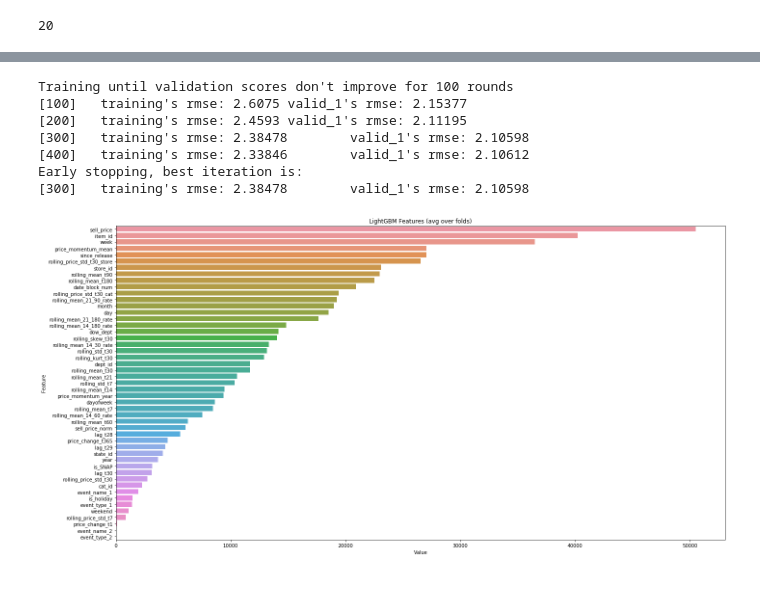
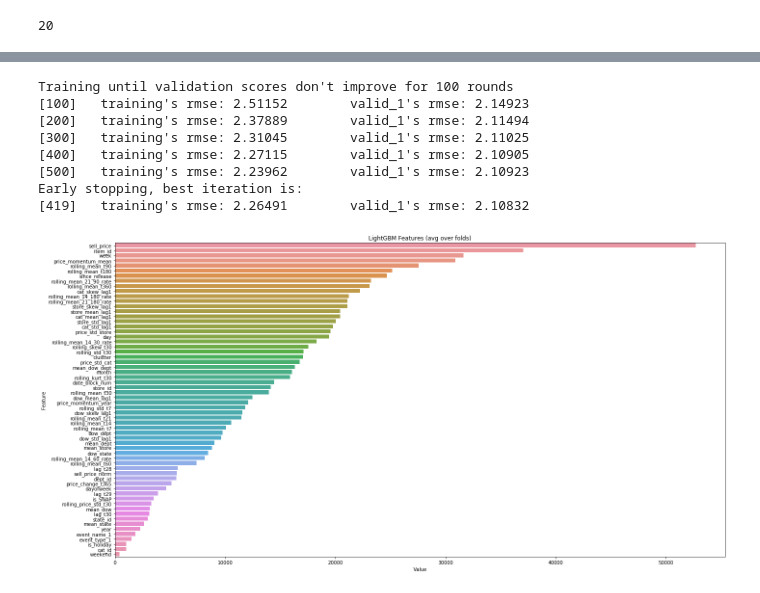
Before and after one commit to YutoShibata07/M5_accuracy, a Jupyter notebook: protos/proto_prediction.ipynb, the cells around one changed output, grey strips where cells are left out. Cells and saved outputs as stored; diff of their text form; code cells hidden in the pictures.

```diff
--- a/protos/proto_prediction.ipynb
+++ b/protos/proto_prediction.ipynb
@@ -426,0 +554,3 @@ data.head(6)
+# %%
+for col in agg_cols:
+    features.append('clustter_{}_lag1'.format(col))
@@ -426,0 +619,3 @@ data.head(6)
+# %%
+data = data[data.date_block_num > 32]
+data = reduce_mem_usage(data)
@@ -474,3 +698,6 @@ gc.collect()
+# %%
+features = [col for col in features if 'clustter' not in col]
+features.append('clustter')
 # %%
 data_columns = [col for col in features if "demand" not in col]
 
@@ -519,9 +746,9 @@ def run_lgb(data):
 
 
 
-    X_train_np = x_train[features].values.astype(np.float32)
-    X_valid_np = x_val[features].values.astype(np.float32)
-    test_np = test[features].values.astype(np.float32)
+    X_train_np = x_train[features].values.astype(np.float16)
+    X_valid_np = x_val[features].values.astype(np.float16)
+    test_np = test[features].values.astype(np.float16)
     del x_train, x_val
     gc.collect()
 
@@ -563,3 +790,4 @@ def predict(test, submission):
     validation = submission[['id']].merge(predictions, on = 'id')
     final = pd.concat([validation, evaluation])
     final.to_csv('submission.csv', index = False)
+    return final
@@ -592,28 +794,27 @@ features = [col for col in features if col not in remove_features]
 # %%
-# data.drop(["part",'release'],axis=1, inplace=True)
-# gc.collect()
+%%time
+data.drop(["part",'release'],axis=1, inplace=True)
+gc.collect()
 
 
 
 # for i in range(3):
 #     state_df = data[data.state_id == i]
 #     test_df = run_lgb(state_df)
 #     if i == 0:
 #         test = test_df
 #     else:
 #         test = pd.concat([test, test_df])
 
-
-
-
 test = run_lgb(data)
-predict(test, submission)
+final = predict(test, submission)
 # %% [output]
 Training until validation scores don't improve for 100 rounds
-[100]   training's rmse: 2.6075 valid_1's rmse: 2.15377
-[200]   training's rmse: 2.4593 valid_1's rmse: 2.11195
-[300]   training's rmse: 2.38478        valid_1's rmse: 2.10598
-[400]   training's rmse: 2.33846        valid_1's rmse: 2.10612
+[100]   training's rmse: 2.51152        valid_1's rmse: 2.14923
+[200]   training's rmse: 2.37889        valid_1's rmse: 2.11494
+[300]   training's rmse: 2.31045        valid_1's rmse: 2.11025
+[400]   training's rmse: 2.27115        valid_1's rmse: 2.10905
+[500]   training's rmse: 2.23962        valid_1's rmse: 2.10923
 Early stopping, best iteration is:
-[300]   training's rmse: 2.38478        valid_1's rmse: 2.10598
+[419]   training's rmse: 2.26491        valid_1's rmse: 2.10832
-[figure, old version]
+[figure, new version]
```
Also changed, not shown: parts of 38 cells of this notebook.
